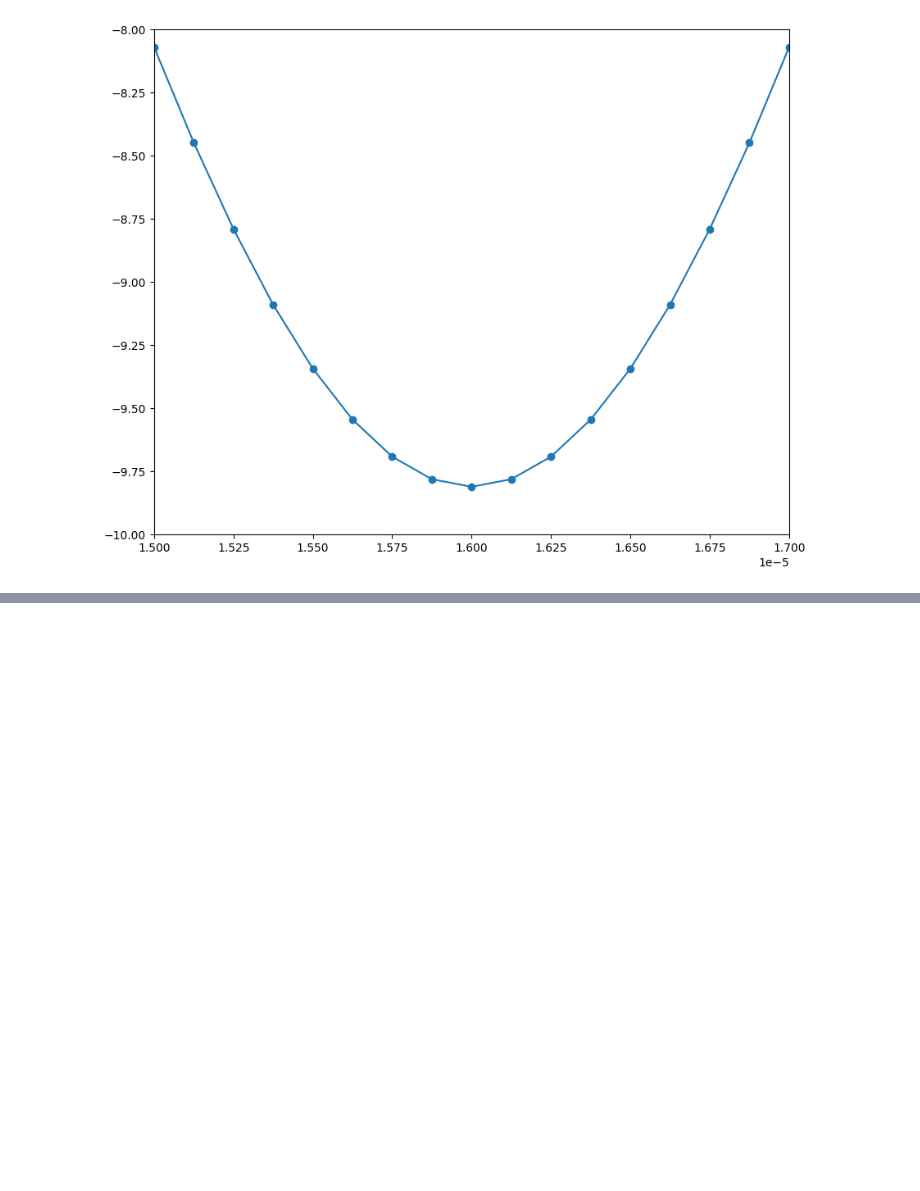
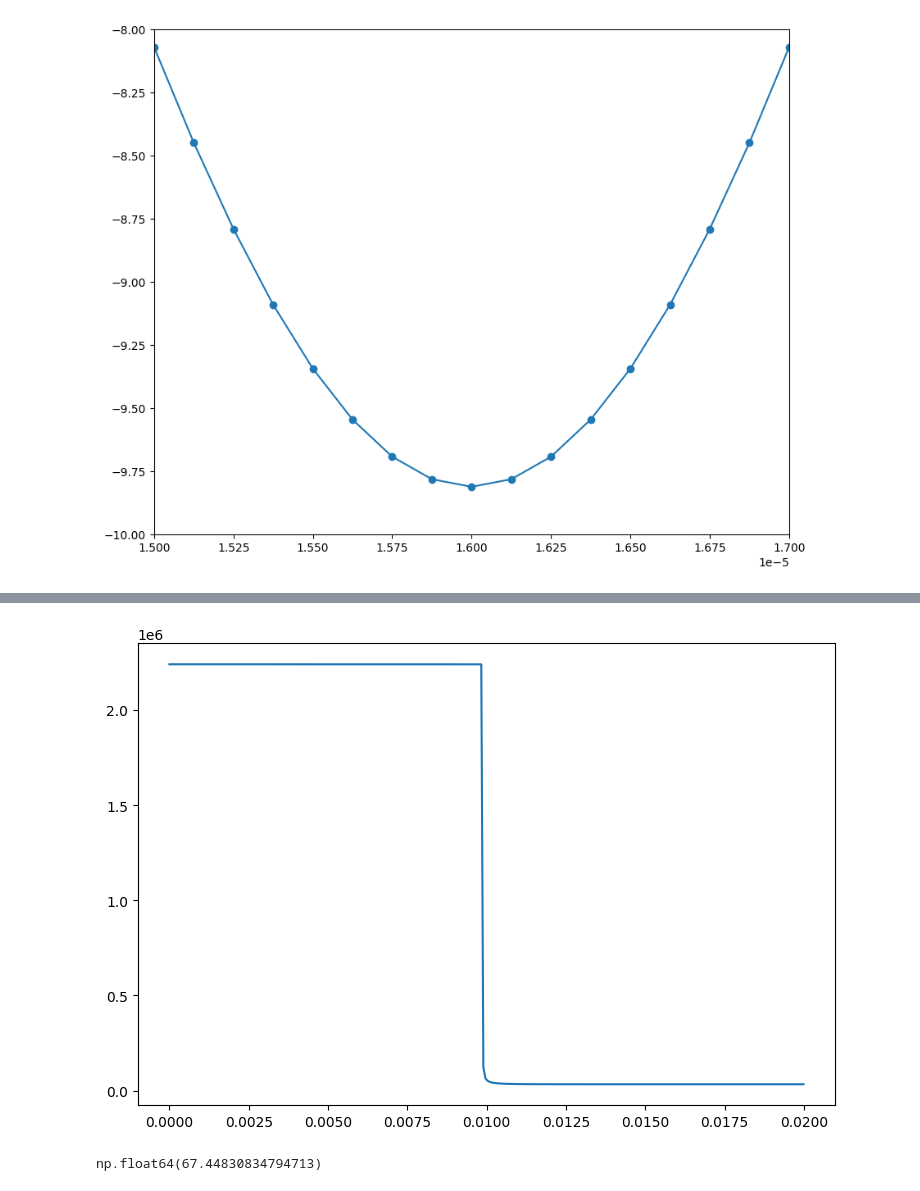
Before and after one commit to ponomarevandr/disruption, a Jupyter notebook: consensual_model/experiments/interpolating_functions/epsilon_opposite.ipynb, the cells around one changed output, grey strips where cells are left out. Saved outputs shown, nothing was run; the diff lists cells and outputs as text; code cells hidden in the pictures; blank space fills up the shorter version.

```diff
--- a/consensual_model/experiments/interpolating_functions/epsilon_opposite.ipynb
+++ b/consensual_model/experiments/interpolating_functions/epsilon_opposite.ipynb
@@ -152,0 +162,10 @@ plt.show()
+# %%
+plt.figure(figsize=(9, 6))
+plt.plot(model_extended_2.ts, model_extended_2.E)
+plt.show()
+# %% [output]
+[figure, added]
+# %%
+model_extended_2.E[0] / model_extended_2.E[-1]
+# %% [output]
+np.float64(67.44830834794713)
```
Also changed, not shown: parts of 5 cells of this notebook, 3 other files.
